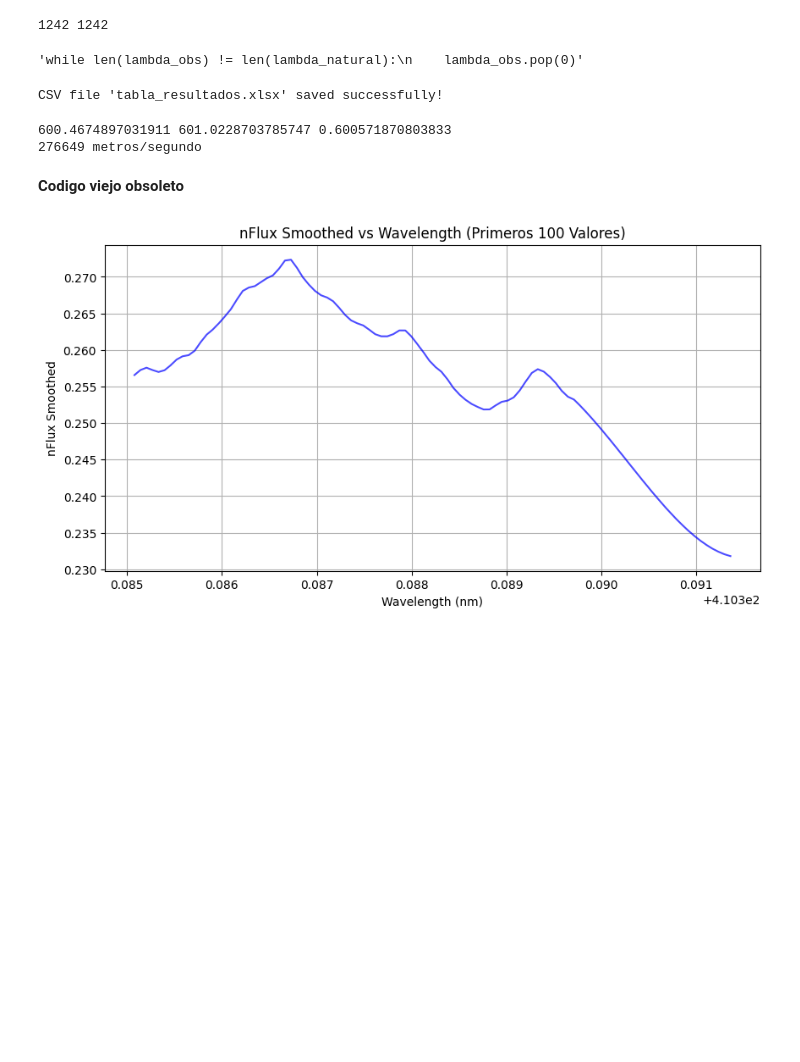
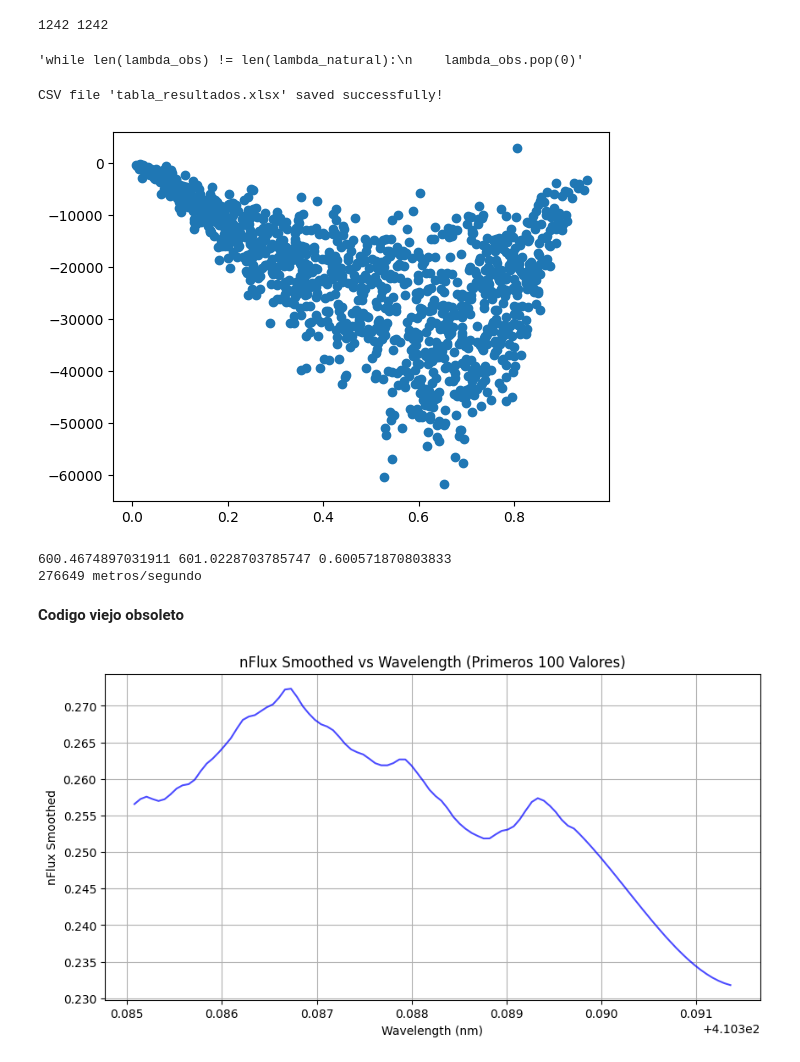
Before and after one commit to EstebanFuentesS/Proyecto-Teorico-202501, a Jupyter notebook: main.ipynb, the cells around one changed output. Saved outputs shown, nothing was run; the diff lists cells and outputs as text; code cells hidden in the pictures; blank space fills up the shorter version.

```diff
--- a/main.ipynb
+++ b/main.ipynb
@@ -452,3 +457,8 @@ CSV file 'tabla_resultados.xlsx' saved successfully!
+# %%
+plt.scatter(flux_lista, evaluacion_segunda_deriv)
+plt.show()
+# %% [output]
+[figure, added]
 # %%
 lambda_natural = max_wave.real
 flux_real = max_flux.real
```
Also changed, not shown: parts of 1 cell of this notebook, 10 other files.
